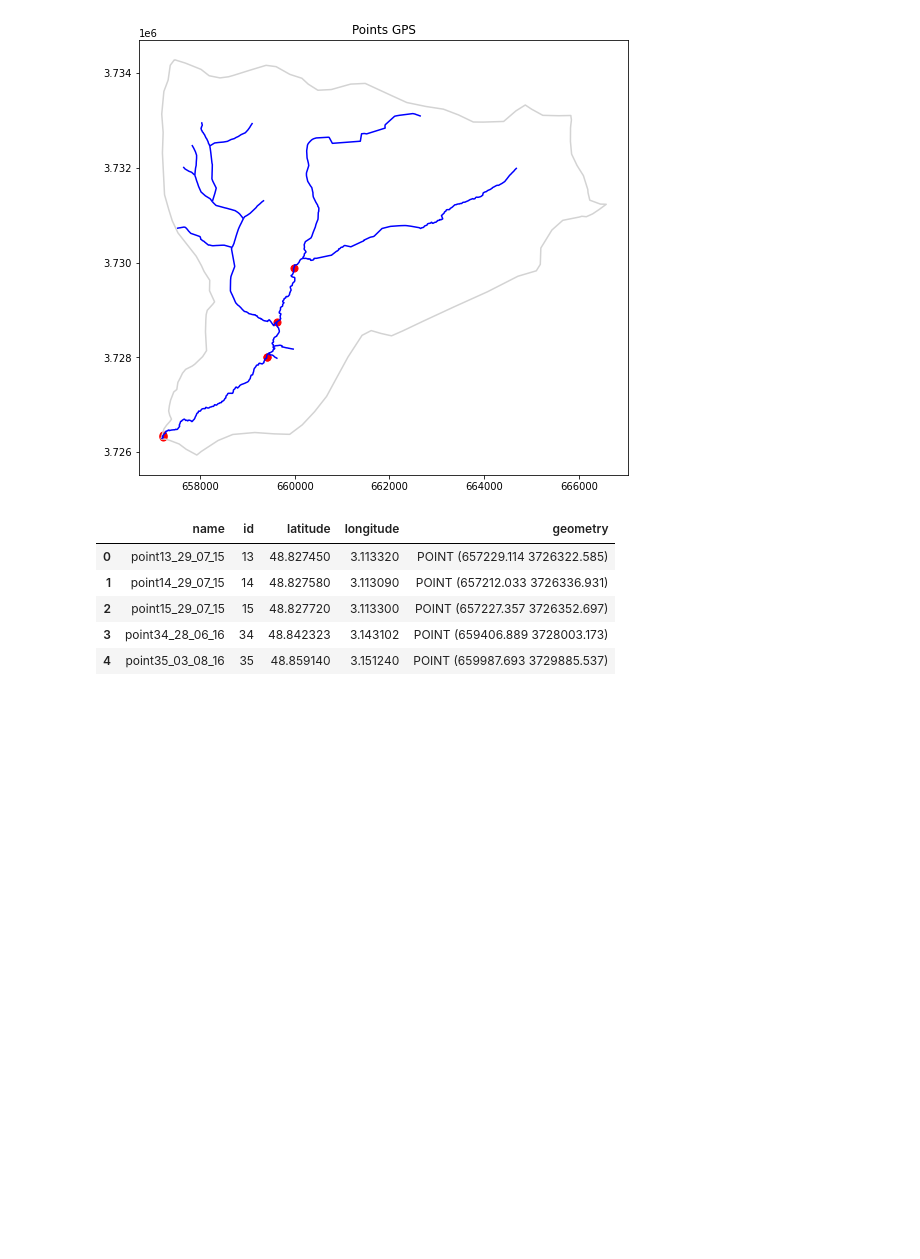
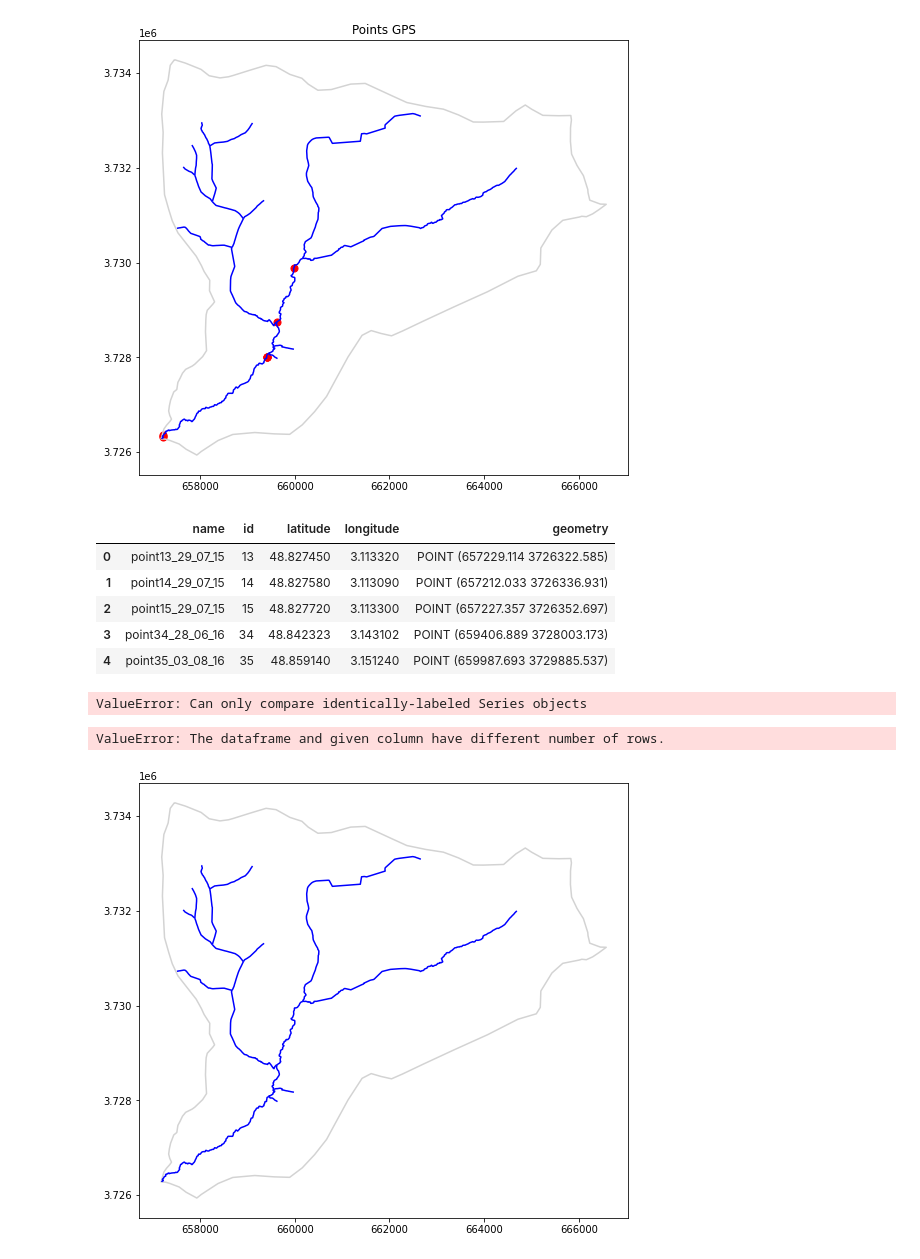
Before and after one commit to Lauredesorgues/MOLONARI_projet_3-, a Jupyter notebook: map/map.ipynb, the cells around one changed output. Cells and saved outputs as stored; diff of their text form; code cells hidden in the pictures; blank space fills up the shorter version.

Commit message:
ajout cartes

```diff
--- a/map/map.ipynb
+++ b/map/map.ipynb
@@ -4,6 +4,7 @@ from shapely.geometry import Point
 import geopandas as gpd
 from shapely.geometry import Point
 import matplotlib.pyplot as plt
+import pandas as pd
 
 # Créer une liste de points GPS
 
@@ -34,7 +35,9 @@ points_data = [
     {'name': 'point34_28_06_16', 'id': 34, 'latitude': 48.842323, 'longitude': 3.143102},
     {'name': 'point35_03_08_16', 'id': 35, 'latitude': 48.85914, 'longitude': 3.15124},
     {'name': 'point48_14_04_18','id': 48, 'latitude': 48.8489348, 'longitude': 3.1462324},
-    {'name':'Point46_17_06_19','id':46,'latitude': 48.842323, 'longitude': 3.143102}
+    {'name':'Point46_17_06_19','id':46,'latitude': 48.842323, 'longitude': 3.143102},
+    {'name':'Point50_13_10_23','id':50,'latitude': 48.842323, 'longitude': 3.143102},
+    {'name':'Point51_13_10_23','id':51,'latitude': 48.842323, 'longitude': 3.143102}
 ]
 
 # Créer un GeoDataFrame à partir des coordonnées géographiques
@@ -67,3 +70,26 @@ gdf.head()
 | 2 | point15_29_07_15 | 15 | 48.827720 | 3.113300 | POINT (657227.357 3726352.697) |
 | 3 | point34_28_06_16 | 34 | 48.842323 | 3.143102 | POINT (659406.889 3728003.173) |
 | 4 | point35_03_08_16 | 35 | 48.859140 | 3.151240 | POINT (659987.693 3729885.537) |
+# %%
+params = pd.read_csv('/Users/marcoul/Desktop/Mines_2A/Molonari/MOLONARI_projet_3-/inversion/Inversé/params.csv',sep=',')
+# %%
+params[params['id'] == gdf['id']]
+# %% [output]
+ValueError: Can only compare identically-labeled Series objects
+# %%
+# Afficher carte avec échelle de couleurs selon params.n
+
+# Charger une carte de fond (vous pouvez utiliser votre propre carte si vous le souhaitez)
+bv = gpd.read_file('limites_avenelles_l3.shp')
+river=gpd.read_file('reseau_hydraugraphique_l3.shp')
+
+# Ploter les points sur la carte de fond
+fig, ax = plt.subplots(figsize=(10, 8))
+bv.plot(ax=ax, color='lightgray')
+river.plot(ax=ax,color='blue')
+gdf.plot(ax=ax, marker='o', column=params['n'], cmap='viridis', markersize=50, legend=True)
+plt.title('Points GPS')
+plt.show()
+# %% [output]
+ValueError: The dataframe and given column have different number of rows.
+[figure, added]
```
Also changed, not shown: 8 other files.
